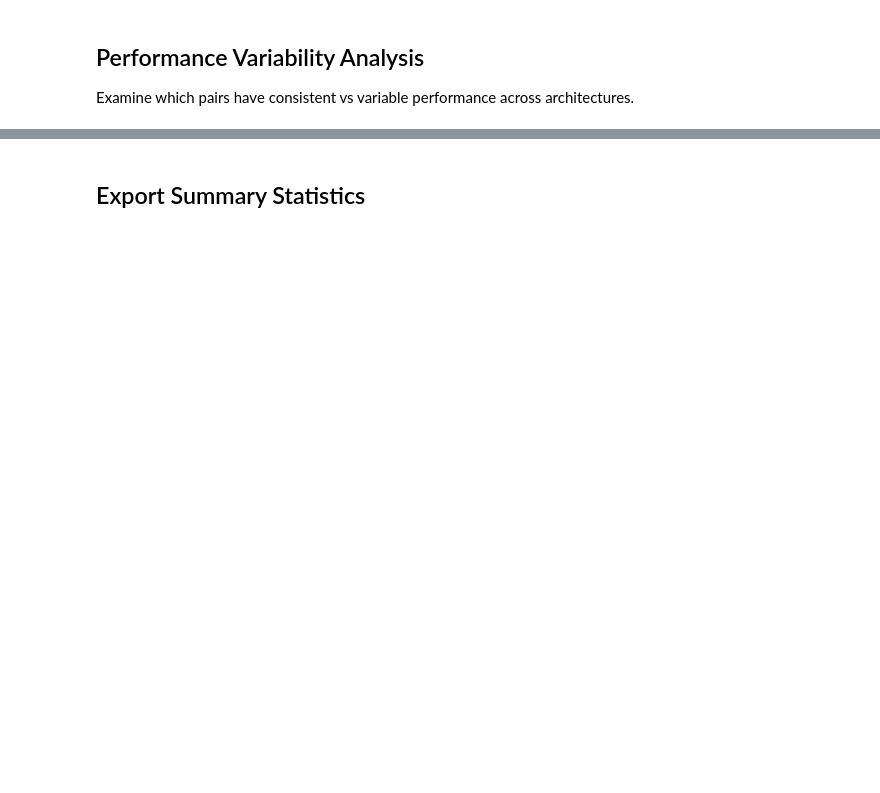
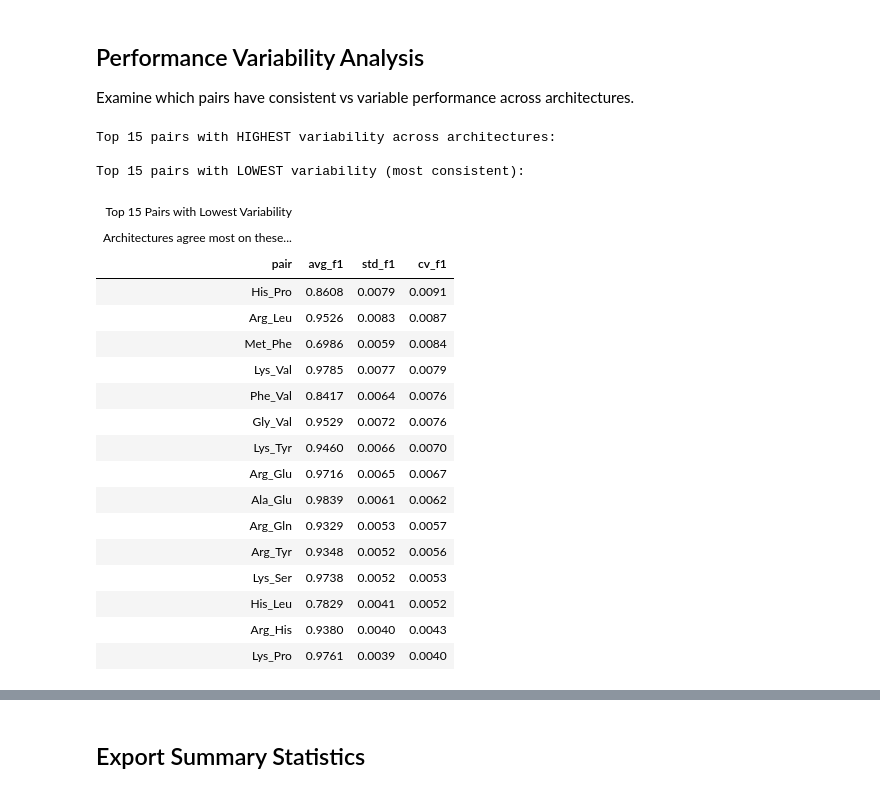
Before and after one commit to rnabioco/leech, a Jupyter notebook: notebooks/model_training_comparison.ipynb, the cells around one changed output, grey strips where cells are left out. Cells and saved outputs as stored; diff of their text form; code cells hidden in the pictures; blank space fills up the shorter version.

```diff
--- a/notebooks/model_training_comparison.ipynb
+++ b/notebooks/model_training_comparison.ipynb
@@ -367,36 +517,68 @@ Examine which pairs have consistent vs variable performance across architectures
 # %%
 # Calculate coefficient of variation (std/mean) for each pair across architectures
 pair_variability = (
     df.group_by("pair")
     .agg(
         [
             pl.col("f1_mean").mean().alias("avg_f1"),
             pl.col("f1_mean").std().alias("std_f1"),
         ]
     )
     .with_columns((pl.col("std_f1") / pl.col("avg_f1")).alias("cv_f1"))
     .sort("cv_f1", descending=True)
 )
 
 print("Top 15 pairs with HIGHEST variability across architectures:")
-print(
-    tabulate(
-        pair_variability.head(15).to_pandas().values,
-        headers=pair_variability.columns,
-        tablefmt="grid",
-        floatfmt=".4f",
+(
+    GT(pair_variability.head(15))
+    .tab_header(
+        title="Top 15 Pairs with Highest Variability",
+        subtitle="Architectures disagree most on these pairs"
+    )
+    .fmt_number(columns=["avg_f1", "std_f1", "cv_f1"], decimals=4)
+    .data_color(
+        columns=["cv_f1"],
+        palette=["#fee5d9", "#a50f15"],
+        domain=[0.0, 1.0]
     )
 )
 
 print("\nTop 15 pairs with LOWEST variability (most consistent):")
-print(
-    tabulate(
-        pair_variability.tail(15).to_pandas().values,
-        headers=pair_variability.columns,
-        tablefmt="grid",
-        floatfmt=".4f",
+(
+    GT(pair_variability.tail(15))
+    .tab_header(
+        title="Top 15 Pairs with Lowest Variability",
+        subtitle="Architectures agree most on these pairs"
+    )
+    .fmt_number(columns=["avg_f1", "std_f1", "cv_f1"], decimals=4)
+    .data_color(
+        columns=["cv_f1"],
+        palette=["#31a354", "#fee5d9"],
+        domain=[0.0, 0.1]
     )
 )
+# %% [output]
+Top 15 pairs with HIGHEST variability across architectures:
+
+Top 15 pairs with LOWEST variability (most consistent):
+| Top 15 Pairs with Lowest Variability |  |  |  |
+| Architectures agree most on these... |  |  |  |
+| pair | avg_f1 | std_f1 | cv_f1 |
+| His_Pro | 0.8608 | 0.0079 | 0.0091 |
+| Arg_Leu | 0.9526 | 0.0083 | 0.0087 |
+| Met_Phe | 0.6986 | 0.0059 | 0.0084 |
+| Lys_Val | 0.9785 | 0.0077 | 0.0079 |
+| Phe_Val | 0.8417 | 0.0064 | 0.0076 |
+| Gly_Val | 0.9529 | 0.0072 | 0.0076 |
+| Lys_Tyr | 0.9460 | 0.0066 | 0.0070 |
+| Arg_Glu | 0.9716 | 0.0065 | 0.0067 |
+| Ala_Glu | 0.9839 | 0.0061 | 0.0062 |
+| Arg_Gln | 0.9329 | 0.0053 | 0.0057 |
+| Arg_Tyr | 0.9348 | 0.0052 | 0.0056 |
+| Lys_Ser | 0.9738 | 0.0052 | 0.0053 |
+| His_Leu | 0.7829 | 0.0041 | 0.0052 |
+| Arg_His | 0.9380 | 0.0040 | 0.0043 |
+| Lys_Pro | 0.9761 | 0.0039 | 0.0040 |
 # %%
 # Scatter plot: mean performance vs variability
 pair_var_pd = pair_variability.to_pandas()
```
Also changed, not shown: parts of 25 cells of this notebook, 3 other files.
